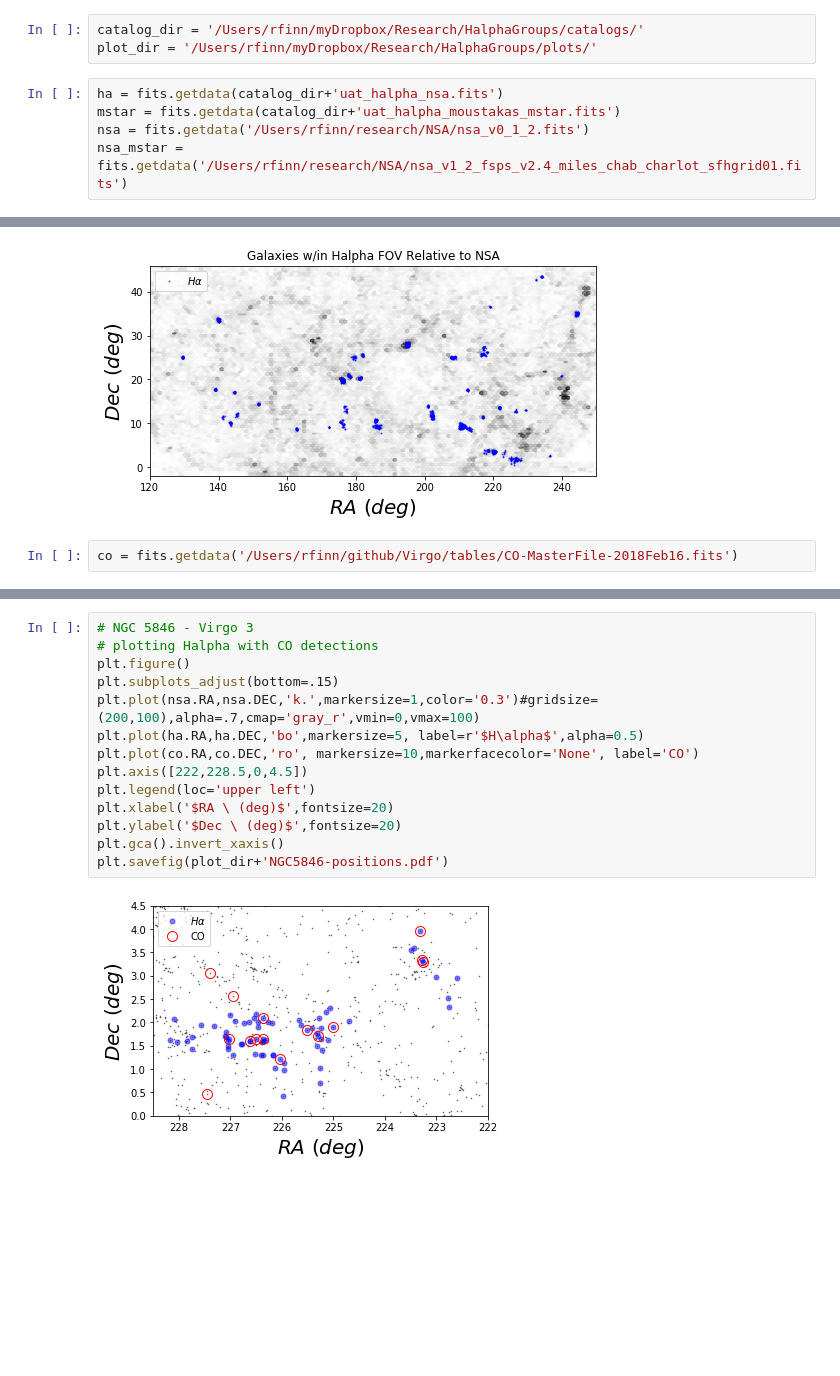
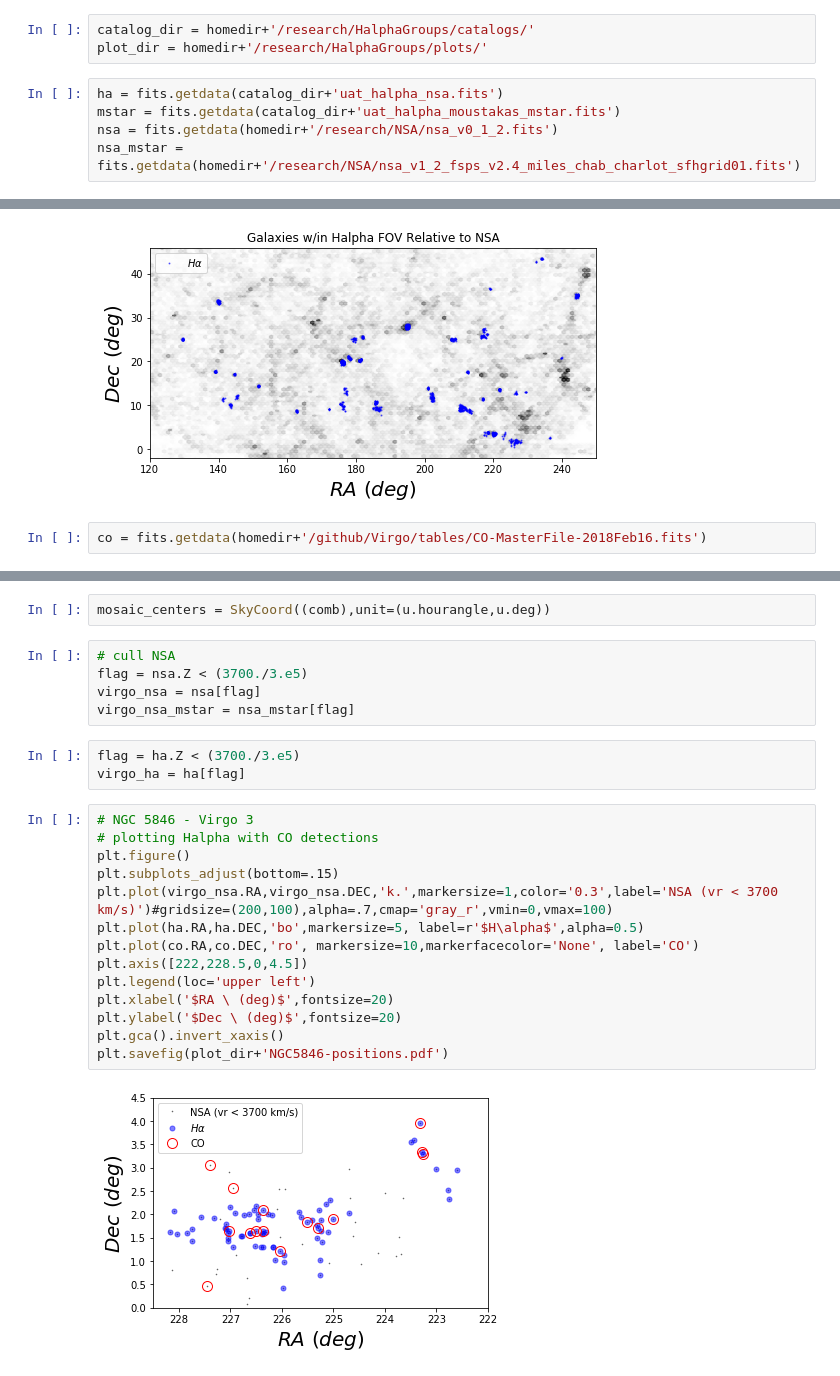
Before and after one commit to rfinn/HalphaImaging, a Jupyter notebook: notebooks/total-number-of-galaxies.ipynb, the cells around one changed output, grey strips where cells are left out. Saved outputs shown, nothing was run; the diff lists cells and outputs as text; blank space fills up the shorter version.

```diff
--- a/notebooks/total-number-of-galaxies.ipynb
+++ b/notebooks/total-number-of-galaxies.ipynb
@@ -52,13 +56,13 @@ from matplotlib import pyplot as plt
 import warnings
 warnings.filterwarnings('ignore')
 # %%
-catalog_dir = '/Users/rfinn/myDropbox/Research/HalphaGroups/catalogs/'
-plot_dir = '/Users/rfinn/myDropbox/Research/HalphaGroups/plots/'
+catalog_dir = homedir+'/research/HalphaGroups/catalogs/'
+plot_dir = homedir+'/research/HalphaGroups/plots/'
 # %%
 ha = fits.getdata(catalog_dir+'uat_halpha_nsa.fits')
 mstar = fits.getdata(catalog_dir+'uat_halpha_moustakas_mstar.fits')
-nsa = fits.getdata('/Users/rfinn/research/NSA/nsa_v0_1_2.fits')
-nsa_mstar = fits.getdata('/Users/rfinn/research/NSA/nsa_v1_2_fsps_v2.4_miles_chab_charlot_sfhgrid01.fits')
+nsa = fits.getdata(homedir+'/research/NSA/nsa_v0_1_2.fits')
+nsa_mstar = fits.getdata(homedir+'/research/NSA/nsa_v1_2_fsps_v2.4_miles_chab_charlot_sfhgrid01.fits')
 # %%
 ha.size
 # %% [output]
@@ -113,4 +117,4 @@ plt.savefig(plot_dir+'positions.pdf')
 # %% [output]
 [figure]
 # %%
-co = fits.getdata('/Users/rfinn/github/Virgo/tables/CO-MasterFile-2018Feb16.fits')
+co = fits.getdata(homedir+'/github/Virgo/tables/CO-MasterFile-2018Feb16.fits')
@@ -123,16 +164,26 @@ Below we show
+# %%
+mosaic_centers = SkyCoord((comb),unit=(u.hourangle,u.deg))
+# %%
+# cull NSA
+flag = nsa.Z < (3700./3.e5)
+virgo_nsa = nsa[flag]
+virgo_nsa_mstar = nsa_mstar[flag]
+# %%
+flag = ha.Z < (3700./3.e5)
+virgo_ha = ha[flag]
 # %%
 # NGC 5846 - Virgo 3
 # plotting Halpha with CO detections
 plt.figure()
 plt.subplots_adjust(bottom=.15)
-plt.plot(nsa.RA,nsa.DEC,'k.',markersize=1,color='0.3')#gridsize=(200,100),alpha=.7,cmap='gray_r',vmin=0,vmax=100)
+plt.plot(virgo_nsa.RA,virgo_nsa.DEC,'k.',markersize=1,color='0.3',label='NSA (vr < 3700 km/s)')#gridsize=(200,100),alpha=.7,cmap='gray_r',vmin=0,vmax=100)
 plt.plot(ha.RA,ha.DEC,'bo',markersize=5, label=r'$H\alpha$',alpha=0.5)
 plt.plot(co.RA,co.DEC,'ro', markersize=10,markerfacecolor='None', label='CO')
 plt.axis([222,228.5,0,4.5])
 plt.legend(loc='upper left')
 plt.xlabel('$RA \ (deg)$',fontsize=20)
 plt.ylabel('$Dec \ (deg)$',fontsize=20)
 plt.gca().invert_xaxis()
 plt.savefig(plot_dir+'NGC5846-positions.pdf')
 # %% [output]
-[figure, old version]
+[figure, new version]
```
Also changed, not shown: parts of 17 cells of this notebook, 3 other files.
